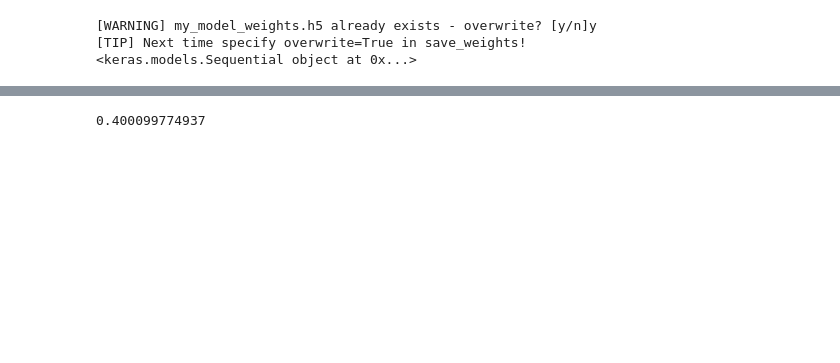
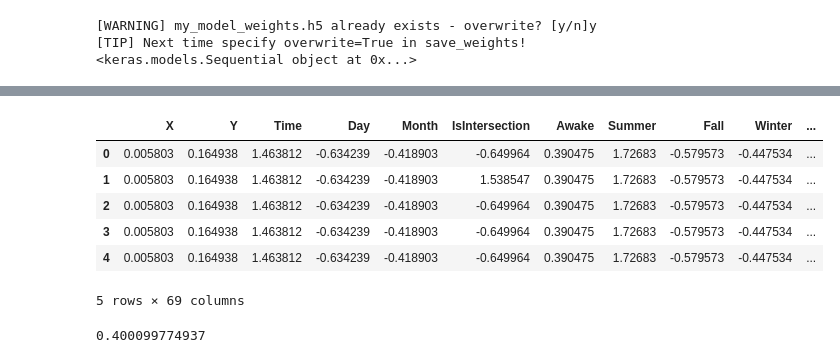
Before and after one commit to kyleiwaniec/w207_Kaggle, a Jupyter notebook: crimeSF_NN_logodds_hierarchy_Jackson.ipynb, the cells around one changed output, grey strips where cells are left out. Saved outputs shown, nothing was run; the diff lists cells and outputs as text; code cells hidden in the pictures; blank space fills up the shorter version.

```diff
--- a/crimeSF_NN_logodds_hierarchy_Jackson.ipynb
+++ b/crimeSF_NN_logodds_hierarchy_Jackson.ipynb
@@ -228,13 +230,7 @@ C_counts=trainDF.groupby(["Category"]).size()
 default_logodds=np.log(C_counts/len(trainDF))-np.log(1.0-C_counts/float(len(trainDF)))
 
 
-def getLogOdds(key,logodds):
-    while (len(key) > 0):
-        if key in logodds.index:
-            return np.mean(np.atleast_2d(logodds.loc[key]),axis=0)
-        else: key = key[:-1]
-    return default_logodds
-'''
+
 import sys,random
 def getLogOdds(key,logodds):
     if( random.random() > .999):
@@ -244,4 +240,3 @@ def getLogOdds(key,logodds):
             return np.mean(np.atleast_2d(logodds.loc[key]),axis=0)
         else: key = key[:-1]
     return pd.Series(default_logodds.values)
-'''
@@ -588,5 +590,15 @@ print len(collist)
 # %%
 features_sub[collist]=scaler.transform(features_sub[collist])
+# %%
+features_sub.head()
+# %% [output]
+|  | X | Y | Time | Day | Month | IsIntersection | Awake | Summer | Fall | Winter | ... |
+| 0 | 0.005803 | 0.164938 | 1.463812 | -0.634239 | -0.418903 | -0.649964 | 0.390475 | 1.72683 | -0.579573 | -0.447534 | ... |
+| 1 | 0.005803 | 0.164938 | 1.463812 | -0.634239 | -0.418903 | 1.538547 | 0.390475 | 1.72683 | -0.579573 | -0.447534 | ... |
+| 2 | 0.005803 | 0.164938 | 1.463812 | -0.634239 | -0.418903 | -0.649964 | 0.390475 | 1.72683 | -0.579573 | -0.447534 | ... |
+| 3 | 0.005803 | 0.164938 | 1.463812 | -0.634239 | -0.418903 | -0.649964 | 0.390475 | 1.72683 | -0.579573 | -0.447534 | ... |
+| 4 | 0.005803 | 0.164938 | 1.463812 | -0.634239 | -0.418903 | -0.649964 | 0.390475 | 1.72683 | -0.579573 | -0.447534 | ... |
+5 rows × 69 columns
 # %%
 predDF=pd.DataFrame(model.predict_proba(features_sub.as_matrix(),verbose=0),columns=sorted(labels.unique()))
 # %%
```
Also changed, not shown: parts of 36 cells of this notebook, 2 other files.
